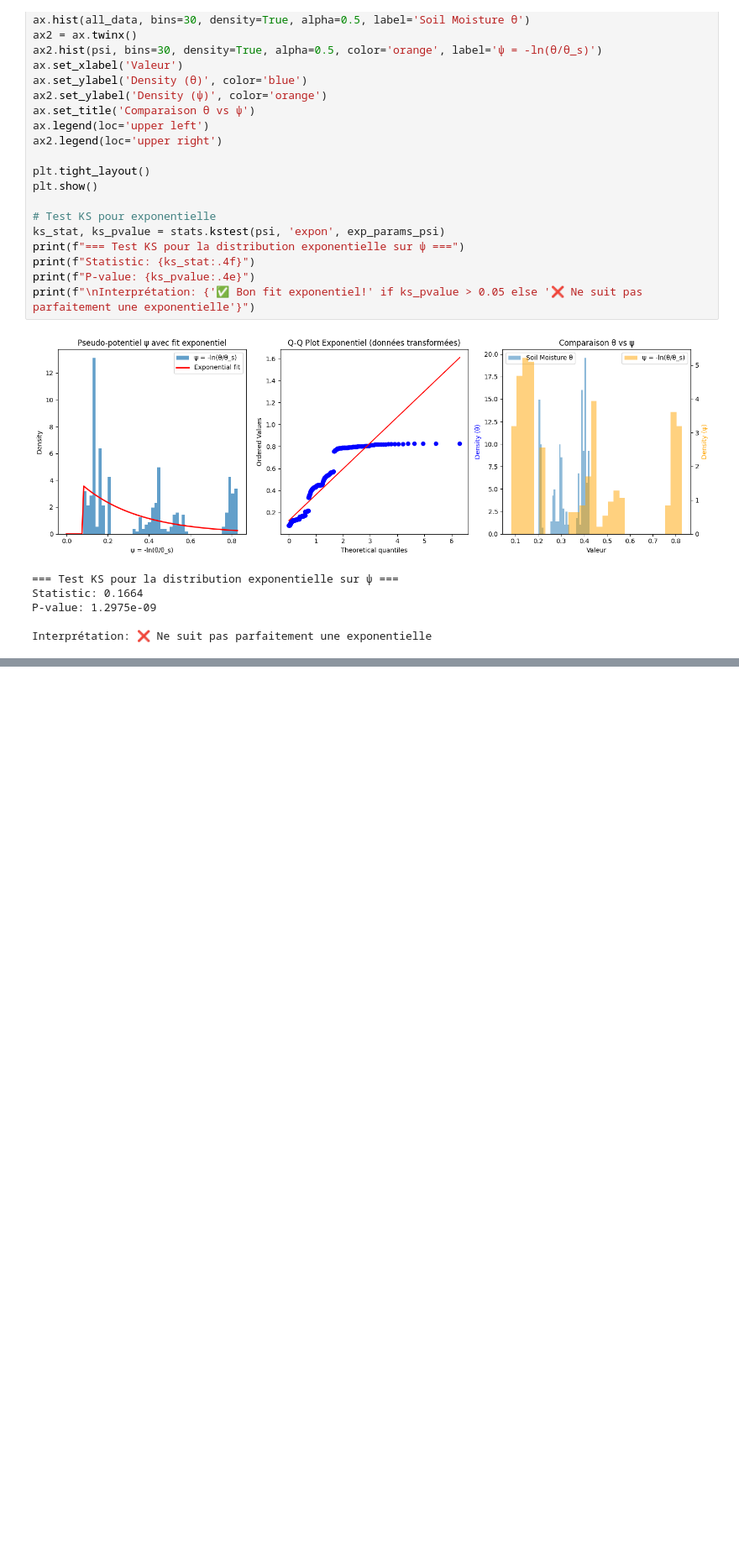
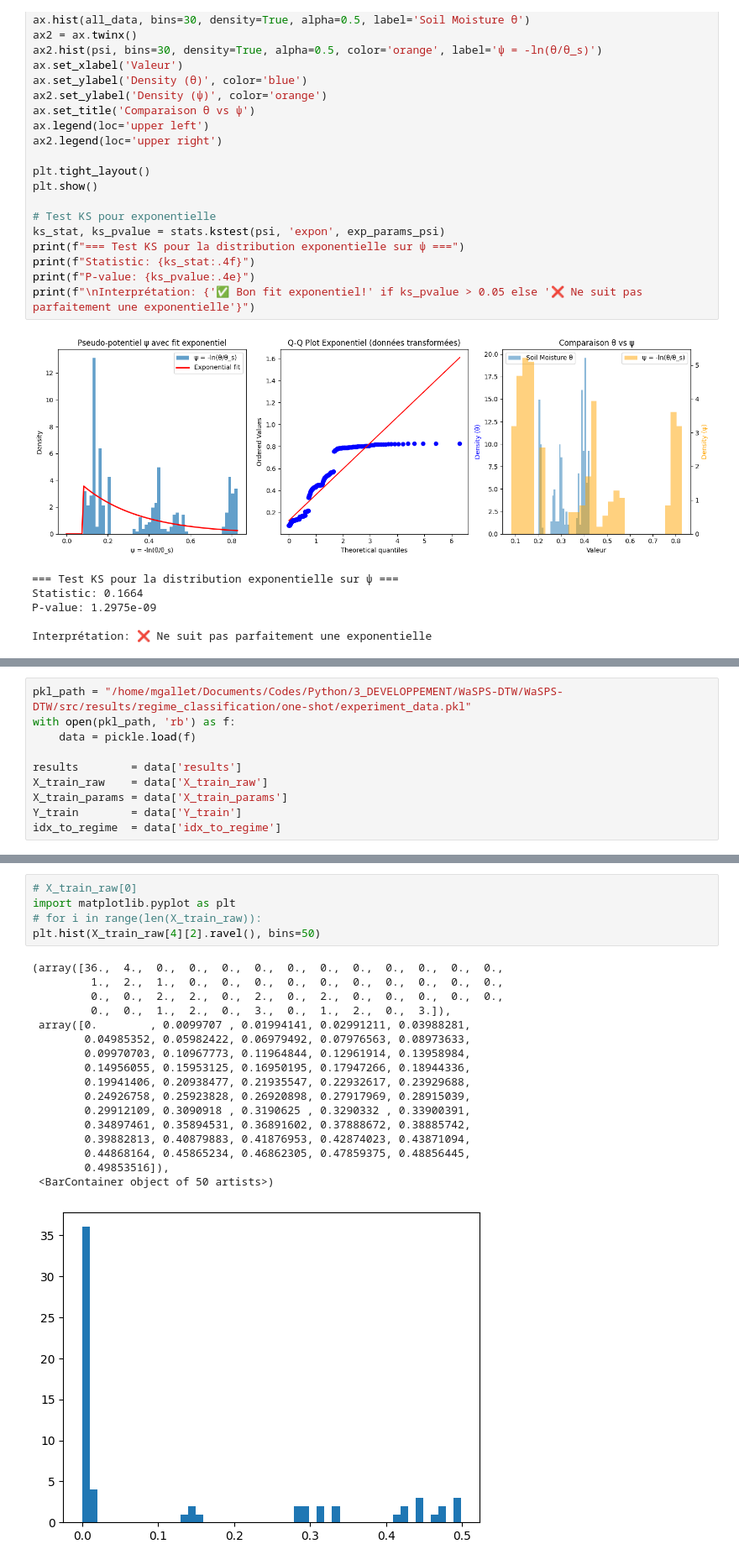
Before and after one commit to Matthieu-Gallet/WaSPS-DTW, a Jupyter notebook: notebooks/dev.ipynb, the cells around one changed output, grey strips where cells are left out. Shown at 84% size. Saved outputs shown, nothing was run; the diff lists cells and outputs as text; blank space fills up the shorter version.

```diff
--- a/notebooks/dev.ipynb
+++ b/notebooks/dev.ipynb
@@ -190,0 +201,10 @@ Interprétation: ❌ Ne suit pas parfaitement une exponentielle
+# %%
+pkl_path = "/home/mgallet/Documents/Codes/Python/3_DEVELOPPEMENT/WaSPS-DTW/WaSPS-DTW/src/results/regime_classification/one-shot/experiment_data.pkl"
+with open(pkl_path, 'rb') as f:
+    data = pickle.load(f)
+
+results        = data['results']
+X_train_raw    = data['X_train_raw']
+X_train_params = data['X_train_params']
+Y_train        = data['Y_train']
+idx_to_regime  = data['idx_to_regime']
@@ -190,0 +251,23 @@ Interprétation: ❌ Ne suit pas parfaitement une exponentielle
+# %%
+# X_train_raw[0]
+import matplotlib.pyplot as plt
+# for i in range(len(X_train_raw)):
+plt.hist(X_train_raw[4][2].ravel(), bins=50)
+# %% [output]
+(array([36.,  4.,  0.,  0.,  0.,  0.,  0.,  0.,  0.,  0.,  0.,  0.,  0.,
+         1.,  2.,  1.,  0.,  0.,  0.,  0.,  0.,  0.,  0.,  0.,  0.,  0.,
+         0.,  0.,  2.,  2.,  0.,  2.,  0.,  2.,  0.,  0.,  0.,  0.,  0.,
+         0.,  0.,  1.,  2.,  0.,  3.,  0.,  1.,  2.,  0.,  3.]),
+ array([0.        , 0.0099707 , 0.01994141, 0.02991211, 0.03988281,
+        0.04985352, 0.05982422, 0.06979492, 0.07976563, 0.08973633,
+        0.09970703, 0.10967773, 0.11964844, 0.12961914, 0.13958984,
+        0.14956055, 0.15953125, 0.16950195, 0.17947266, 0.18944336,
+        0.19941406, 0.20938477, 0.21935547, 0.22932617, 0.23929688,
+        0.24926758, 0.25923828, 0.26920898, 0.27917969, 0.28915039,
+        0.29912109, 0.3090918 , 0.3190625 , 0.3290332 , 0.33900391,
+        0.34897461, 0.35894531, 0.36891602, 0.37888672, 0.38885742,
+        0.39882813, 0.40879883, 0.41876953, 0.42874023, 0.43871094,
+        0.44868164, 0.45865234, 0.46862305, 0.47859375, 0.48856445,
+        0.49853516]),
+ <BarContainer object of 50 artists>)
+[figure, added]
```
Also changed, not shown: parts of 20 cells of this notebook, 5 other files.
